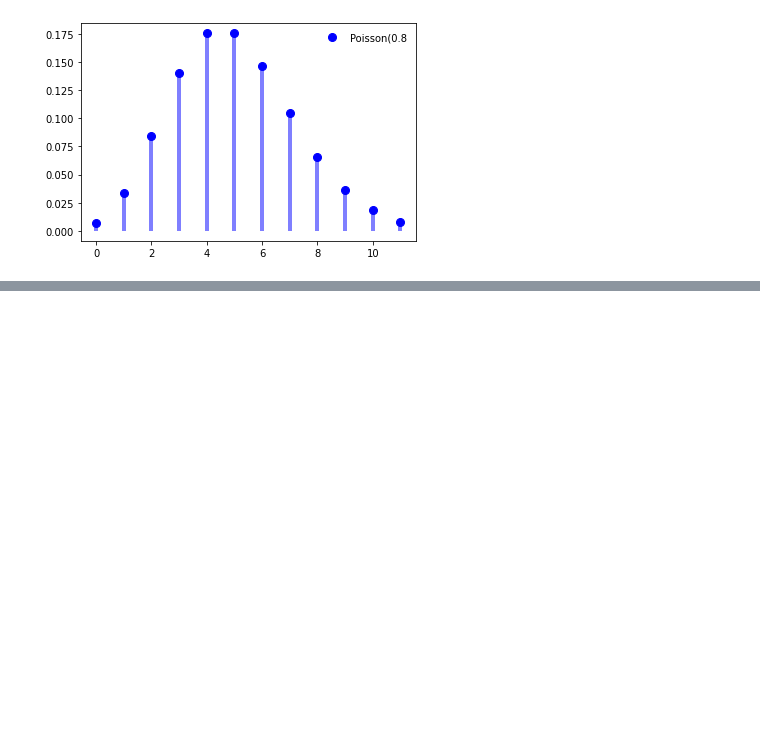
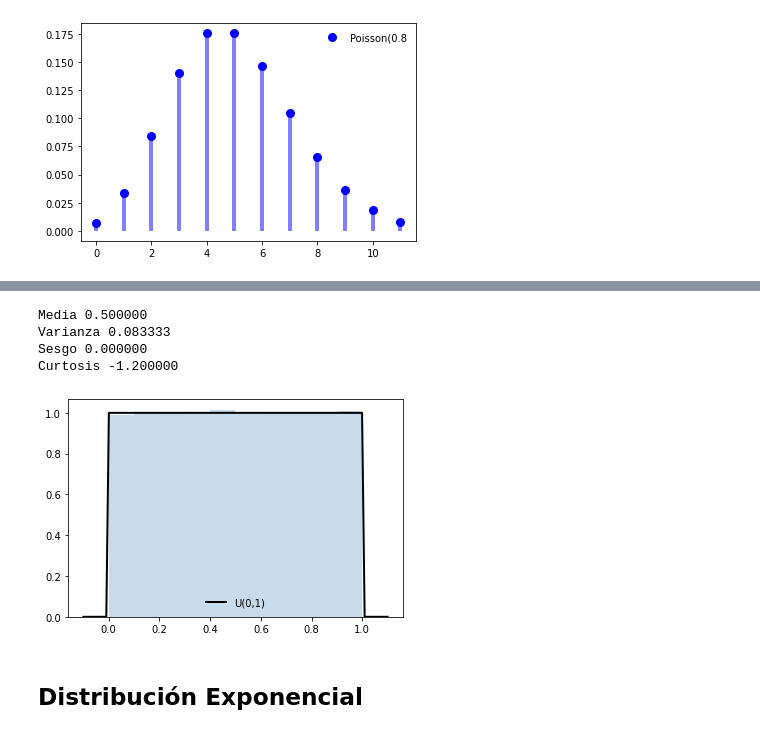
Before and after one commit to ViRoTex/Exercises-Statistics-R-and-Python, a Jupyter notebook: 11_Distribuciones_de_probabilidad_en_Python.ipynb, the cells around one changed output, grey strips where cells are left out. Drawn from its saved outputs; the diff is of its cells as text; code cells hidden in the pictures; blank space fills up the shorter version.

```diff
--- a/11_Distribuciones_de_probabilidad_en_Python.ipynb
+++ b/11_Distribuciones_de_probabilidad_en_Python.ipynb
@@ -284,0 +320,34 @@ Curtosis 0.200000
+# %%
+a = 0
+b = 1
+
+loc = a
+scale = b - a
+
+fig, ax = plt.subplots(1,1)
+mean, var, skew, kurt = uniform.stats(moments = 'mvsk')
+print("Media %f"%mean)
+print("Varianza %f"%var)
+print("Sesgo %f"%skew)
+print("Curtosis %f"%kurt)
+
+# función de densidad
+rv = uniform(loc = loc, scale = scale)
+x = np.linspace(-0.1, 1.1, 120)
+ax.plot(x, rv.pdf(x), 'k-', lw = 2, label = "U(0,1)")
+
+# distribución aleatoria
+r = rv.rvs(size = 100000)
+ax.hist(r, density = True, histtype = "stepfilled", alpha = 0.25)
+
+
+ax.legend(loc = 'best', frameon = False)
+plt.show()
+# %% [output]
+Media 0.500000
+Varianza 0.083333
+Sesgo 0.000000
+Curtosis -1.200000
+[figure, added]
+# %% [markdown]
+## Distribución Exponencial
```
Also changed, not shown: parts of 12 cells of this notebook.
